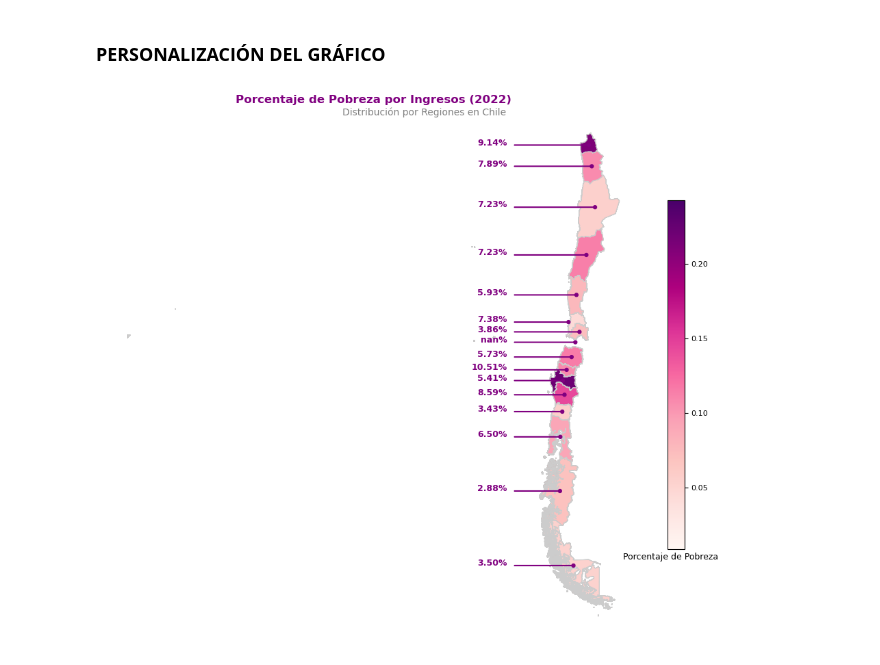
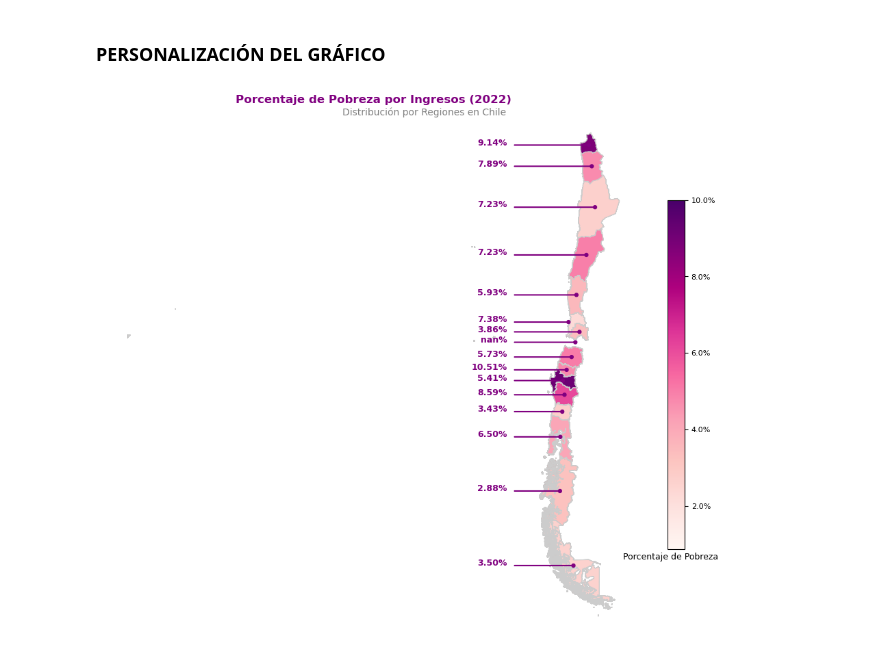
Before and after one commit to Vikktor93/visualizacion-de-graficos-T4, a Jupyter notebook: grafico_coropletico.ipynb, the cells around one changed output. Drawn from its saved outputs; the diff is of its cells as text; code cells hidden in the pictures.

Commit message:
Se actualiza el rango de la barra de color

```diff
--- a/grafico_coropletico.ipynb
+++ b/grafico_coropletico.ipynb
@@ -114,6 +114,10 @@ gdf_merge_projected = gdf_merge.to_crs(epsg=32719)  # UTM zone 19S
 # %%
 # Crear el gráfico geográfico
 fig, ax = plt.subplots(1, 1, figsize=(10, 10))
+
+# Ajustar el rango del colormap a valores cercanos al 10%
+vmin = gdf_merge['porcentaje_pobreza_por_ingresos_2022'].min()
+vmax = 0.10  # Establecer 10% como el máximo para los colores más oscuros
 
 # Plotear las regiones y colorear según el porcentaje de pobreza por ingresos
 plot = gdf_merge_projected.plot(column='porcentaje_pobreza_por_ingresos_2022',
@@ -123,9 +127,12 @@ plot = gdf_merge_projected.plot(column='porcentaje_pobreza_por_ingresos_2022',
                                 edgecolor='0.8',
                                 legend=False)
 
-# Crear manualmente la barra de color y ajustarla
-cbar = plt.cm.ScalarMappable(cmap='RdPu', norm=plt.Normalize(vmin=gdf_merge['porcentaje_pobreza_por_ingresos_2022'].min(), vmax=gdf_merge['porcentaje_pobreza_por_ingresos_2022'].max()))
+# Crear manualmente la barra de color y ajustarla al nuevo rango
+cbar = plt.cm.ScalarMappable(cmap='RdPu', norm=plt.Normalize(vmin=vmin, vmax=vmax))
 cbar = fig.colorbar(cbar, ax=ax, fraction=0.03, pad=0.04)
+
+# Ajustar las etiquetas de la barra de color al formato de porcentaje
+cbar.ax.yaxis.set_major_formatter(mticker.PercentFormatter(xmax=1))  # Etiquetas de la barra de color como porcentaje
 cbar.ax.tick_params(labelsize=8)
 
 # Etiqueta para la barra de color
@@ -168,33 +175,32 @@ for region, data in manual_labels.items():
     centroid_x = region_centroid.x.values[0]
     centroid_y = region_centroid.y.values[0]
 
     # Obtener el porcentaje de pobreza directamente del dataframe
     porcentaje_pobreza = gdf_merge_projected.loc[gdf_merge_projected['REGION'] == region, 'porcentaje_pobreza_por_ingresos_2022'].values[0]
 
     # Dibujar la línea usando FancyArrowPatch sin punta
     arrow = mpatches.FancyArrowPatch((data['pos'][0], centroid_y), (centroid_x, centroid_y),
                                      connectionstyle="arc3,rad=0.0", color='purple', lw=1.5,
                                      arrowstyle="-")  # Línea recta sin punta
     ax.add_patch(arrow)
 
     # Agregar un pequeño círculo al final de la flecha
     circle = plt.Circle((centroid_x, centroid_y), 15000, color='purple', fill=True)  # Ajusta el tamaño del círculo
     ax.add_patch(circle)
 
     # Añadir la etiqueta del porcentaje
     ax.text(data['pos'][0] - 50000, centroid_y, f'{porcentaje_pobreza:.2%}',
             fontsize=9, color='purple', weight='bold', ha='right')
 
 # Título
 ax.set_title('Porcentaje de Pobreza por Ingresos (2022)',
              fontsize=12, weight='bold', color='purple')
 
 # Subtítulo centrado en la parte superior de la figura
-fig.suptitle('Distribución por Regiones en Chile', fontsize=10, weight='light', color='gray', x=0.52, y=0.89, ha='center')
+fig.suptitle('Distribución por Regiones en Chile', fontsize=10, weight='light', color='gray', x=0.525, y=0.89, ha='center')
 
 # Eliminar los márgenes alrededor del mapa
 plt.subplots_adjust(left=0.05, right=0.9, top=0.95, bottom=0.05)
-
 plt.show()
 # %% [output]
-[figure, old version]
+[figure, new version]
```
